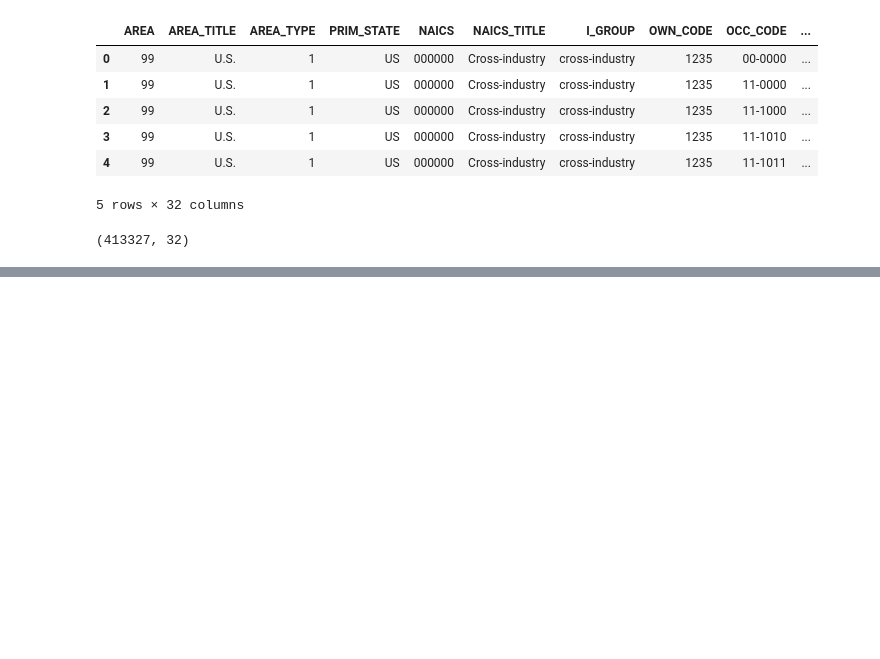
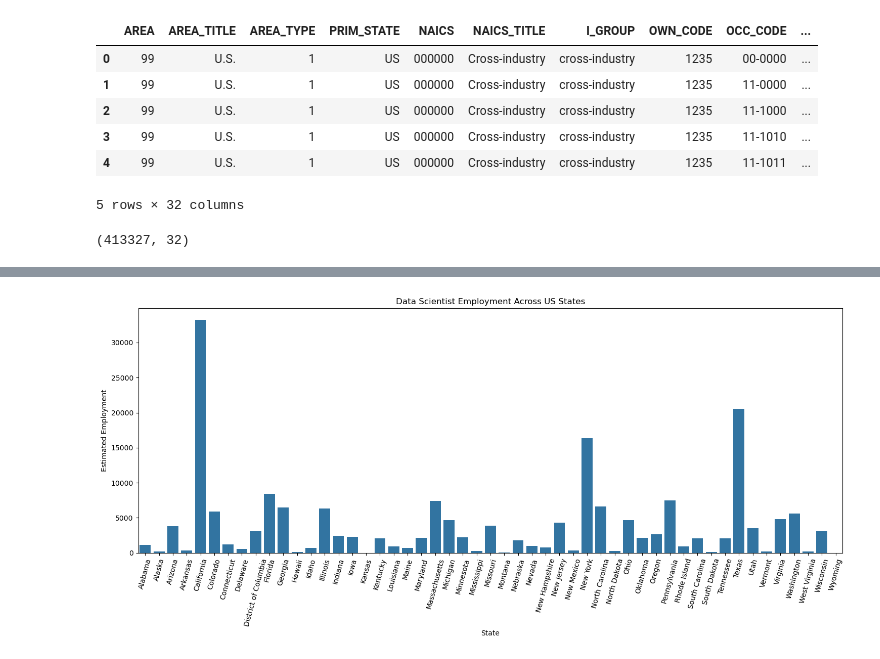
Before and after one commit to eliascari/US-Employment-Data-Analysis-CA1-EliasCari-2023275, a Jupyter notebook: USA-Employment-Data-Analysis.ipynb, the cells around one changed output, grey strips where cells are left out. Saved outputs shown, nothing was run; the diff lists cells and outputs as text; code cells hidden in the pictures; blank space fills up the shorter version.

Commit message:
bar chart of TOT_EMP
made a bar chart of TOT_EMP estimated of data scientists working in each US satate, this helps to identify which state has the most and the fewest data scientists

```diff
--- a/USA-Employment-Data-Analysis.ipynb
+++ b/USA-Employment-Data-Analysis.ipynb
@@ -41,0 +61,27 @@ dtype: int64
+# %%
+data_scientists = df[
+    (df["OCC_TITLE"] == "Data Scientists") &
+    (df["AREA_TYPE"].astype(str).str.strip() == "2") &
+    (df["NAICS"].astype(str).str.strip().str.zfill(6) == "000000")
+].copy()
+
+data_scientists["TOT_EMP"] = pd.to_numeric(
+    data_scientists["TOT_EMP"],
+    errors="coerce"
+)
+plt.figure(figsize=(15, 7))
+
+sns.barplot(
+    data=data_scientists,
+    x="AREA_TITLE",
+    y="TOT_EMP"
+)
+
+plt.title("Data Scientist Employment Across US States")
+plt.xlabel("State")
+plt.ylabel("Estimated Employment")
+plt.xticks(rotation=75)
+plt.tight_layout()
+plt.show()
+# %% [output]
+[figure, added]
```
Also changed, not shown: parts of 3 cells of this notebook.
